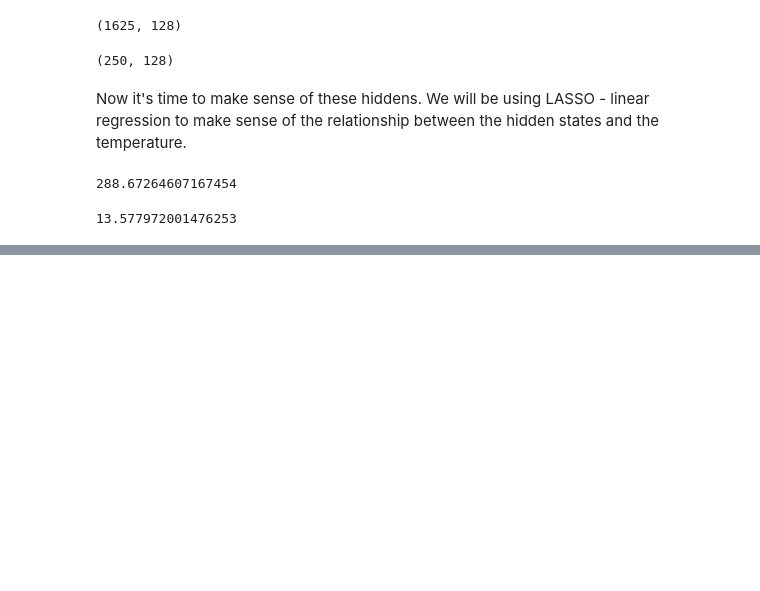
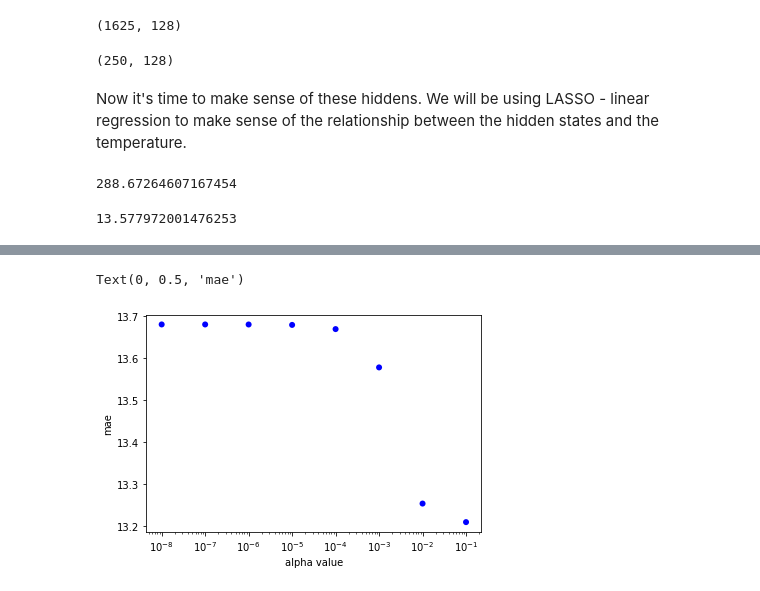
Before and after one commit to wdembski/SURF-last-2-weeks, a Jupyter notebook: uniprot temperature.ipynb, the cells around one changed output, grey strips where cells are left out. Drawn from its saved outputs; the diff is of its cells as text; code cells hidden in the pictures; blank space fills up the shorter version.

```diff
--- a/uniprot temperature.ipynb
+++ b/uniprot temperature.ipynb
@@ -229,0 +263,10 @@ prediction_plot*line_plot
+# %%
+fig = plt.figure()
+ax = plt.gca()
+ax.scatter(alphas, mae_list, c='blue', edgecolors='none')
+ax.set_xscale('log')
+plt.xlabel('alpha value')
+plt.ylabel('mae')
+# %% [output]
+Text(0, 0.5, 'mae')
+[figure, added]
```
Also changed, not shown: parts of 4 cells of this notebook.
